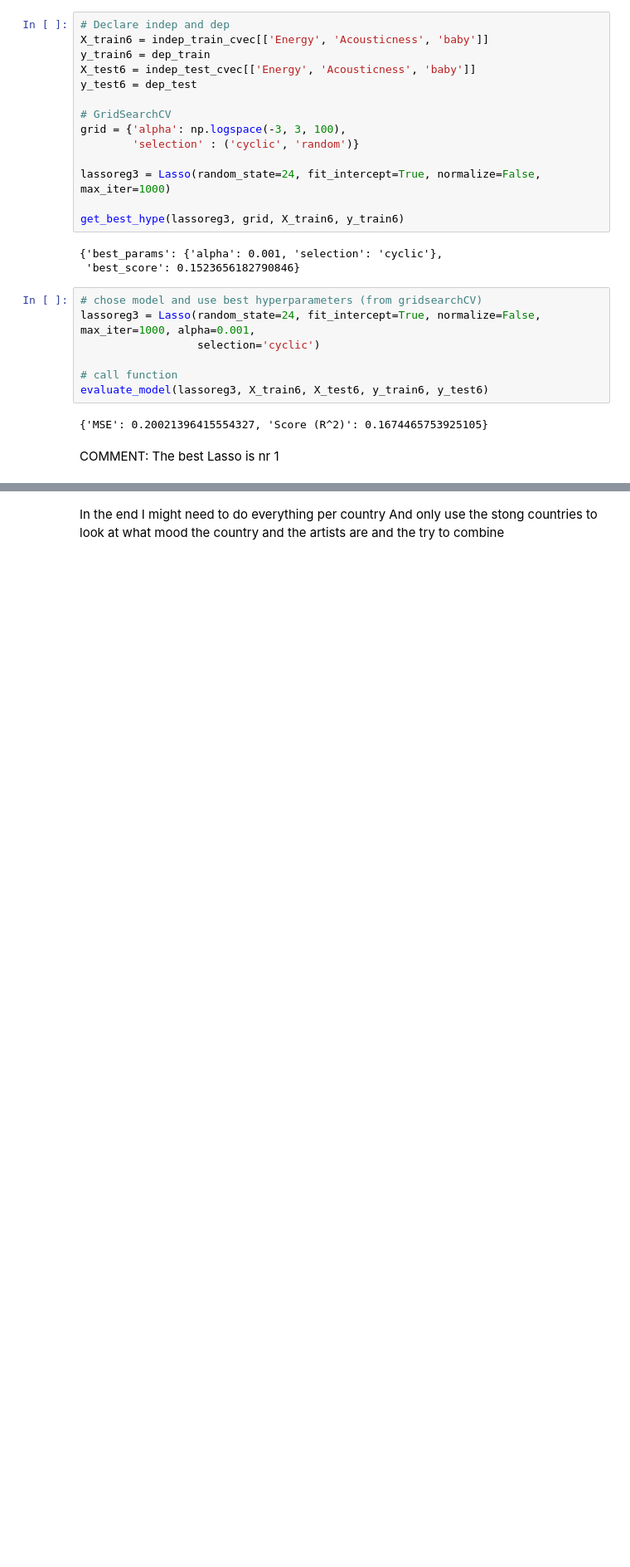
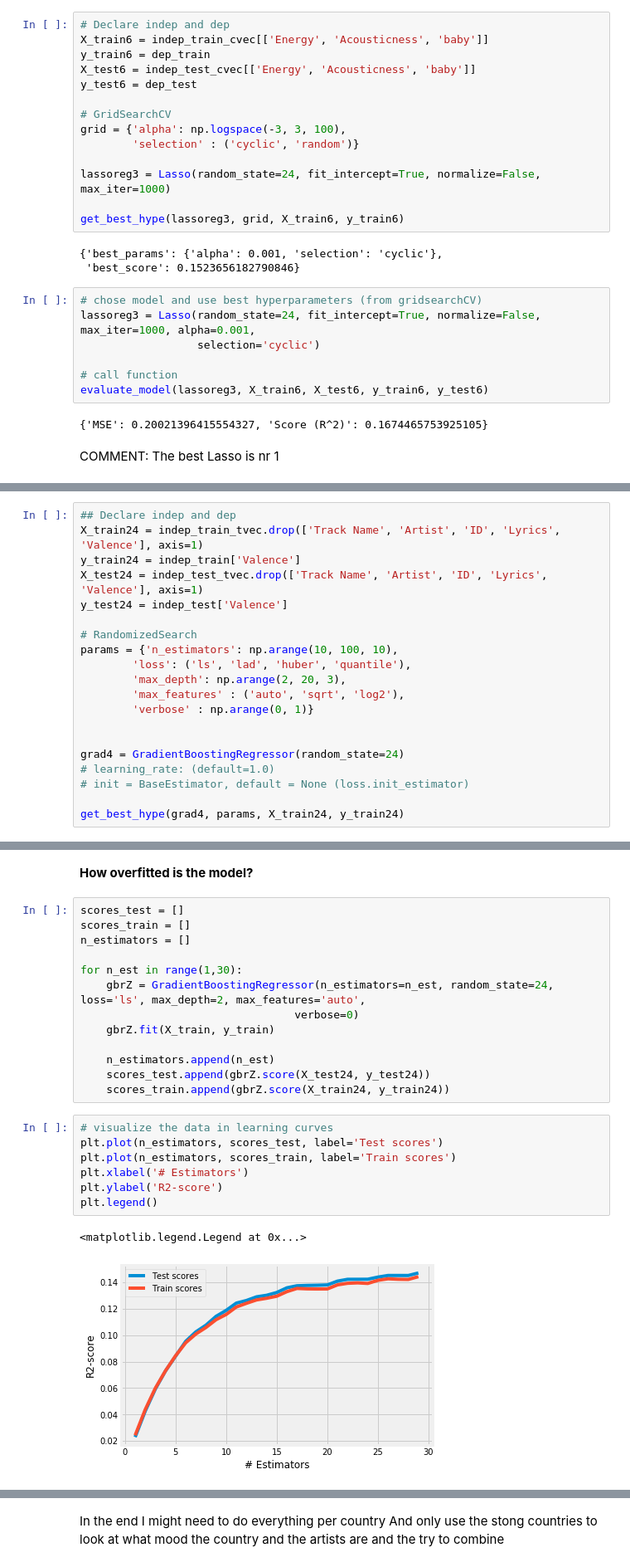
Before and after one commit to yhpf/Capstone-General_Assembly, a Jupyter notebook: 12_best_model.ipynb, the cells around one changed output, grey strips where cells are left out. Shown at 83% size. Cells and saved outputs as stored; diff of their text form; blank space fills up the shorter version.

Commit message:
all models done in this notebook

```diff
--- a/12_best_model.ipynb
+++ b/12_best_model.ipynb
@@ -668,0 +1492,20 @@ COMMENT: The best Lasso is nr 1
+# %%
+## Declare indep and dep
+X_train24 = indep_train_tvec.drop(['Track Name', 'Artist', 'ID', 'Lyrics', 'Valence'], axis=1)
+y_train24 = indep_train['Valence']
+X_test24 = indep_test_tvec.drop(['Track Name', 'Artist', 'ID', 'Lyrics', 'Valence'], axis=1)
+y_test24 = indep_test['Valence']
+
+# RandomizedSearch
+params = {'n_estimators': np.arange(10, 100, 10),
+        'loss': ('ls', 'lad', 'huber', 'quantile'),
+        'max_depth': np.arange(2, 20, 3),
+        'max_features' : ('auto', 'sqrt', 'log2'),
+        'verbose' : np.arange(0, 1)}
+
+
+grad4 = GradientBoostingRegressor(random_state=24)
+# learning_rate: (default=1.0)
+# init = BaseEstimator, default = None (loss.init_estimator)
+
+get_best_hype(grad4, params, X_train24, y_train24)
@@ -668,0 +1625,25 @@ COMMENT: The best Lasso is nr 1
+# %% [markdown]
+**How overfitted is the model?**
+# %%
+scores_test = []
+scores_train = []
+n_estimators = []
+
+for n_est in range(1,30):
+    gbrZ = GradientBoostingRegressor(n_estimators=n_est, random_state=24, loss='ls', max_depth=2, max_features='auto',
+                                 verbose=0)
+    gbrZ.fit(X_train, y_train)
+
+    n_estimators.append(n_est)
+    scores_test.append(gbrZ.score(X_test24, y_test24))
+    scores_train.append(gbrZ.score(X_train24, y_train24))
+# %%
+# visualize the data in learning curves
+plt.plot(n_estimators, scores_test, label='Test scores')
+plt.plot(n_estimators, scores_train, label='Train scores')
+plt.xlabel('# Estimators')
+plt.ylabel('R2-score')
+plt.legend()
+# %% [output]
+<matplotlib.legend.Legend at 0x...>
+[figure, added]
```
Also changed, not shown: parts of 98 cells of this notebook.
